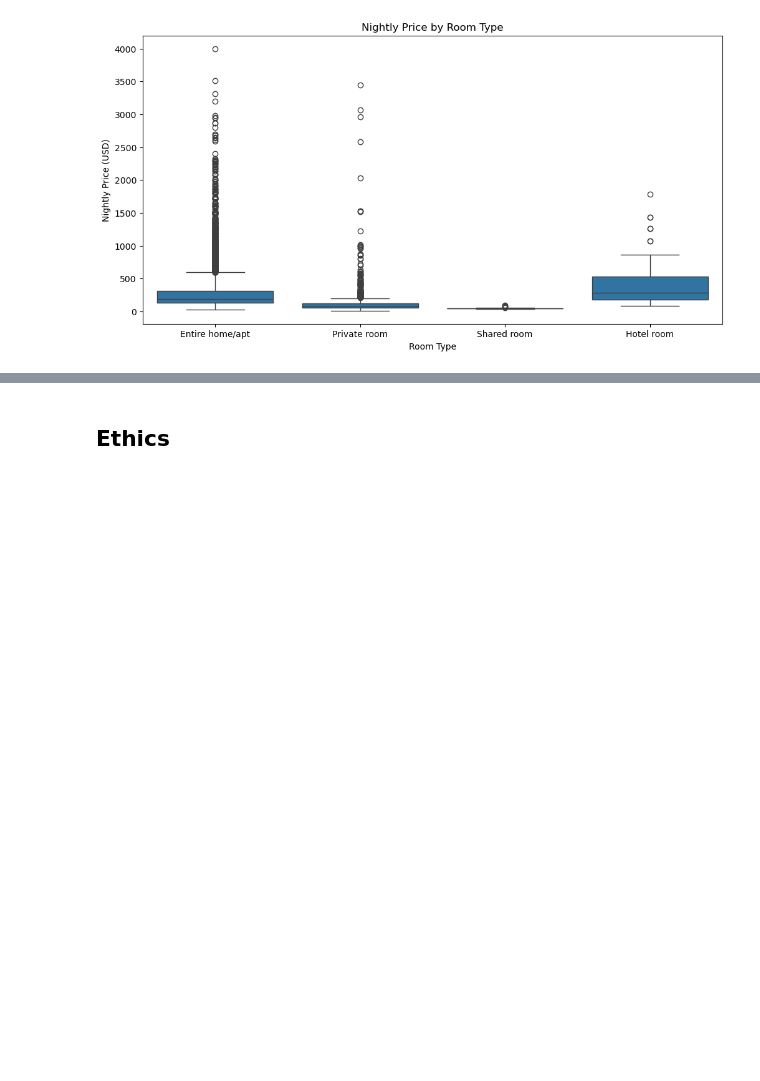
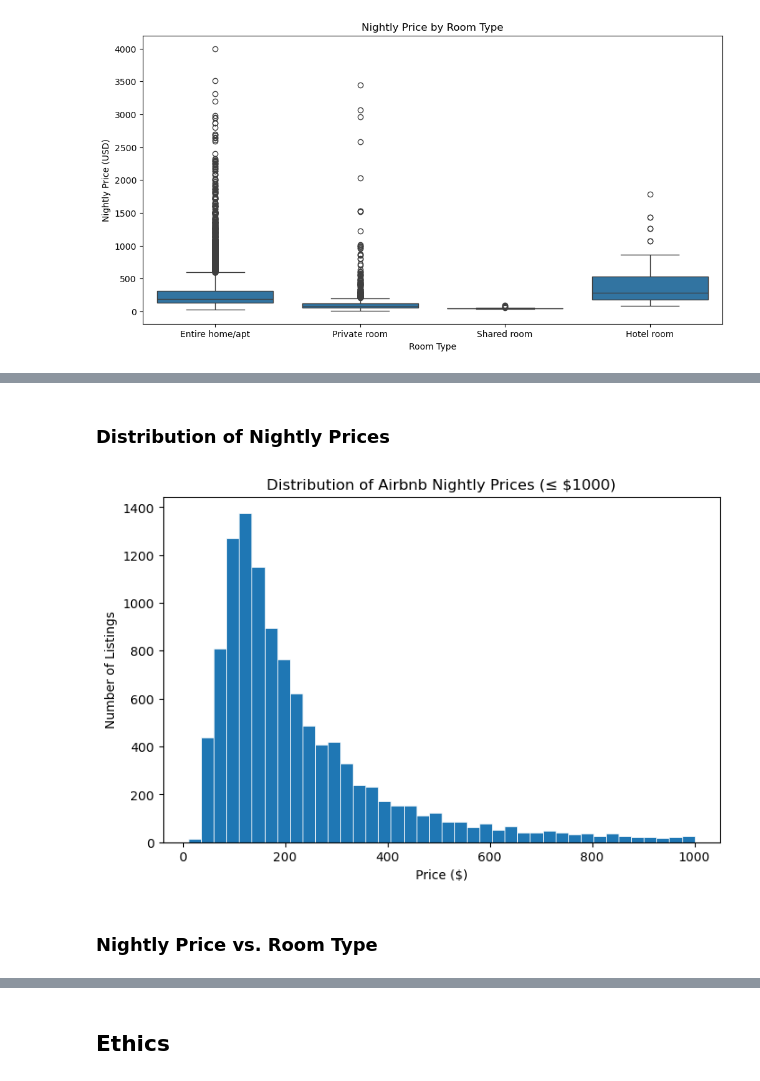
Before and after one commit to COGS108/Group082_WI26, a Jupyter notebook: 02-EDACheckpoint.ipynb, the cells around one changed output, grey strips where cells are left out. Saved outputs shown, nothing was run; the diff lists cells and outputs as text; code cells hidden in the pictures; blank space fills up the shorter version.

```diff
--- a/02-EDACheckpoint.ipynb
+++ b/02-EDACheckpoint.ipynb
@@ -504,0 +520,23 @@ plt.show()
+# %% [markdown]
+### Distribution of Nightly Prices
+# %%
+import matplotlib.pyplot as plt
+
+price_num = (
+    listings['price']
+    .replace('[\$,]', '', regex=True)
+    .astype(float)
+)
+
+price_filtered = price_num[price_num <= 1000]
+
+plt.figure(figsize=(8,5))
+plt.hist(price_filtered, bins=40, edgecolor='white', linewidth=0.5)
+
+plt.title("Distribution of Airbnb Nightly Prices (≤ $1000)")
+plt.xlabel("Price ($)")
+plt.ylabel("Number of Listings")
+
+plt.show()
+# %% [output]
+[figure, added]
@@ -504,0 +545,2 @@ plt.show()
+# %% [markdown]
+### Nightly Price vs. Room Type
```
Also changed, not shown: parts of 9 cells of this notebook.
